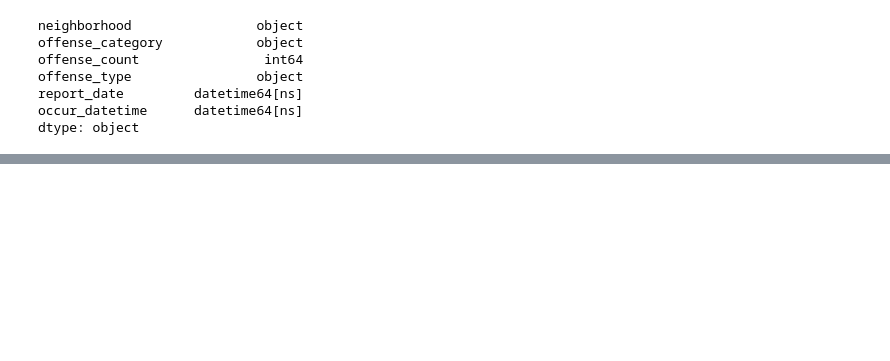
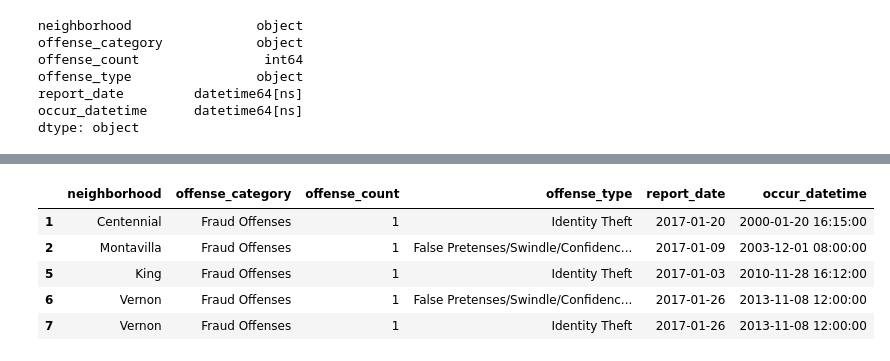
Before and after one commit to garciareta/portland_crime, a Jupyter notebook: portland_crime.ipynb, the cells around one changed output, grey strips where cells are left out. Saved outputs shown, nothing was run; the diff lists cells and outputs as text; code cells hidden in the pictures; blank space fills up the shorter version.

```diff
--- a/portland_crime.ipynb
+++ b/portland_crime.ipynb
@@ -180,0 +184,9 @@ df
+# %%
+df.head()
+# %% [output]
+|  | neighborhood | offense_category | offense_count | offense_type | report_date | occur_datetime |
+| 1 | Centennial | Fraud Offenses | 1 | Identity Theft | 2017-01-20 | 2000-01-20 16:15:00 |
+| 2 | Montavilla | Fraud Offenses | 1 | False Pretenses/Swindle/Confidenc... | 2017-01-09 | 2003-12-01 08:00:00 |
+| 5 | King | Fraud Offenses | 1 | Identity Theft | 2017-01-03 | 2010-11-28 16:12:00 |
+| 6 | Vernon | Fraud Offenses | 1 | False Pretenses/Swindle/Confidenc... | 2017-01-26 | 2013-11-08 12:00:00 |
+| 7 | Vernon | Fraud Offenses | 1 | Identity Theft | 2017-01-26 | 2013-11-08 12:00:00 |
```
Also changed, not shown: parts of 17 cells of this notebook, 2 other files.
